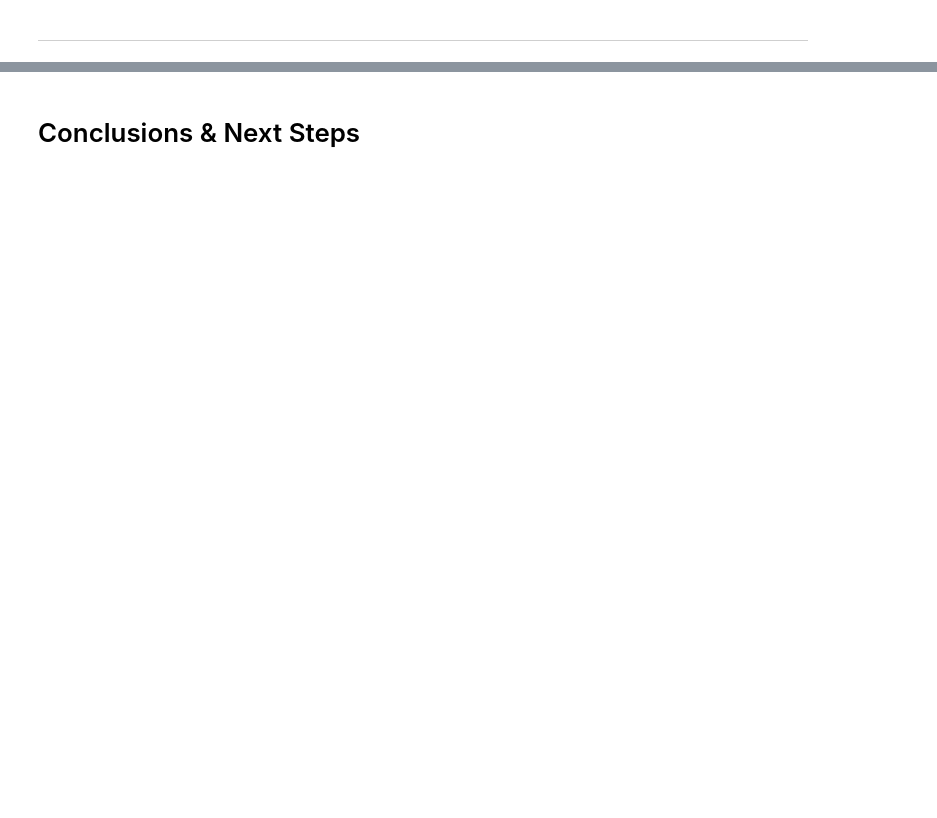
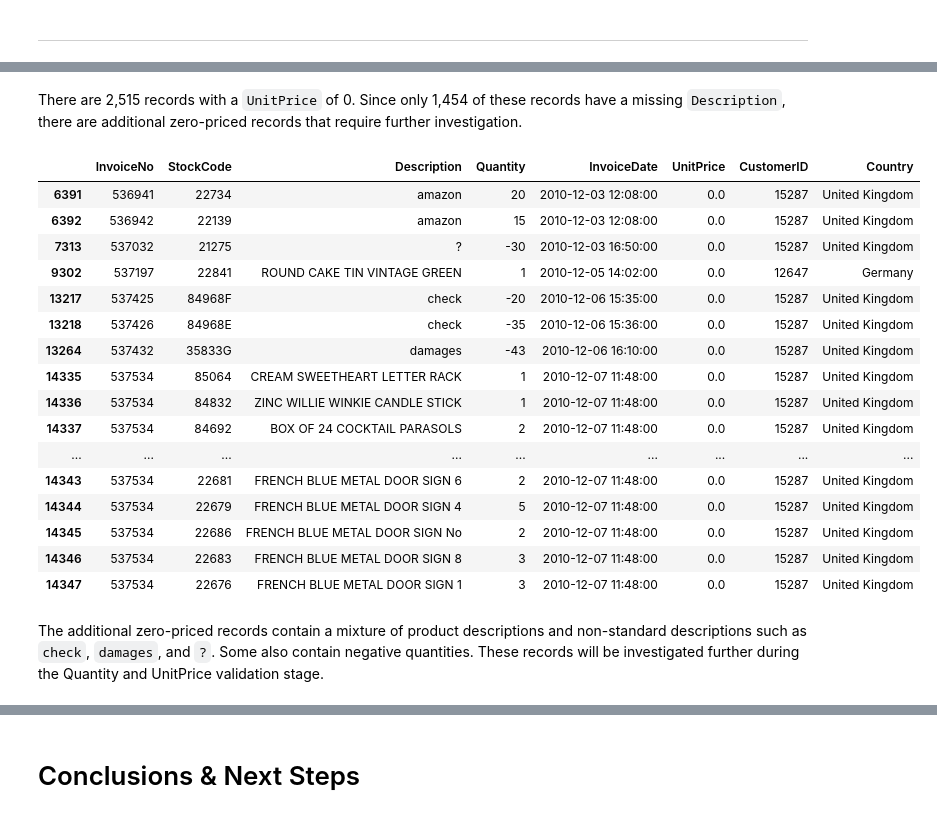
Before and after one commit to sahra02/Online-Retail-Transaction-Analysis, a Jupyter notebook: jupyter_notebooks/Notebook_Template.ipynb, the cells around one changed output, grey strips where cells are left out. Saved outputs shown, nothing was run; the diff lists cells and outputs as text; code cells hidden in the pictures; blank space fills up the shorter version.

```diff
--- a/jupyter_notebooks/Notebook_Template.ipynb
+++ b/jupyter_notebooks/Notebook_Template.ipynb
@@ -138,0 +195,24 @@ The Description count is lower than the total number of rows, confirming the pre
+# %% [markdown]
+There are 2,515 records with a `UnitPrice` of 0. Since only 1,454 of these records have a missing `Description`, there are additional zero-priced records that require further investigation.
+# %%
+df[(df["UnitPrice"] == 0) & (df["Description"].notnull())].head(20)
+# %% [output]
+|  | InvoiceNo | StockCode | Description | Quantity | InvoiceDate | UnitPrice | CustomerID | Country |
+| 6391 | 536941 | 22734 | amazon | 20 | 2010-12-03 12:08:00 | 0.0 | 15287 | United Kingdom |
+| 6392 | 536942 | 22139 | amazon | 15 | 2010-12-03 12:08:00 | 0.0 | 15287 | United Kingdom |
+| 7313 | 537032 | 21275 | ? | -30 | 2010-12-03 16:50:00 | 0.0 | 15287 | United Kingdom |
+| 9302 | 537197 | 22841 | ROUND CAKE TIN VINTAGE GREEN | 1 | 2010-12-05 14:02:00 | 0.0 | 12647 | Germany |
+| 13217 | 537425 | 84968F | check | -20 | 2010-12-06 15:35:00 | 0.0 | 15287 | United Kingdom |
+| 13218 | 537426 | 84968E | check | -35 | 2010-12-06 15:36:00 | 0.0 | 15287 | United Kingdom |
+| 13264 | 537432 | 35833G | damages | -43 | 2010-12-06 16:10:00 | 0.0 | 15287 | United Kingdom |
+| 14335 | 537534 | 85064 | CREAM SWEETHEART LETTER RACK | 1 | 2010-12-07 11:48:00 | 0.0 | 15287 | United Kingdom |
+| 14336 | 537534 | 84832 | ZINC WILLIE WINKIE CANDLE STICK | 1 | 2010-12-07 11:48:00 | 0.0 | 15287 | United Kingdom |
+| 14337 | 537534 | 84692 | BOX OF 24 COCKTAIL PARASOLS | 2 | 2010-12-07 11:48:00 | 0.0 | 15287 | United Kingdom |
+| ... | ... | ... | ... | ... | ... | ... | ... | ... |
+| 14343 | 537534 | 22681 | FRENCH BLUE METAL DOOR SIGN 6 | 2 | 2010-12-07 11:48:00 | 0.0 | 15287 | United Kingdom |
+| 14344 | 537534 | 22679 | FRENCH BLUE METAL DOOR SIGN 4 | 5 | 2010-12-07 11:48:00 | 0.0 | 15287 | United Kingdom |
+| 14345 | 537534 | 22686 | FRENCH BLUE METAL DOOR SIGN No | 2 | 2010-12-07 11:48:00 | 0.0 | 15287 | United Kingdom |
+| 14346 | 537534 | 22683 | FRENCH BLUE METAL DOOR SIGN 8 | 3 | 2010-12-07 11:48:00 | 0.0 | 15287 | United Kingdom |
+| 14347 | 537534 | 22676 | FRENCH BLUE METAL DOOR SIGN 1 | 3 | 2010-12-07 11:48:00 | 0.0 | 15287 | United Kingdom |
+# %% [markdown]
+The additional zero-priced records contain a mixture of product descriptions and non-standard descriptions such as `check`, `damages`, and `?`. Some also contain negative quantities. These records will be investigated further during the Quantity and UnitPrice validation stage.
```
Also changed, not shown: parts of 30 cells of this notebook.
